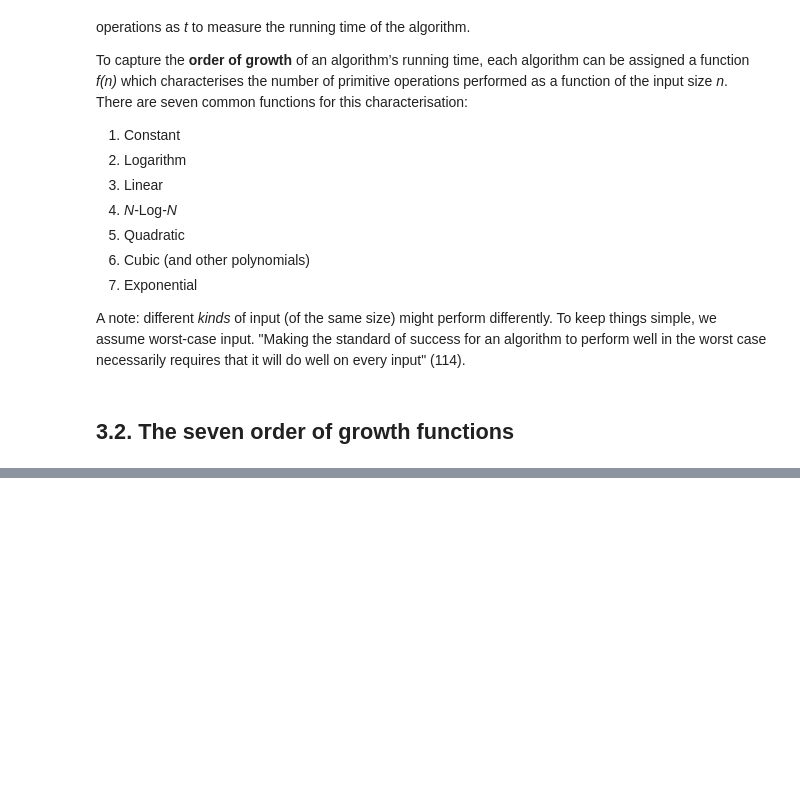
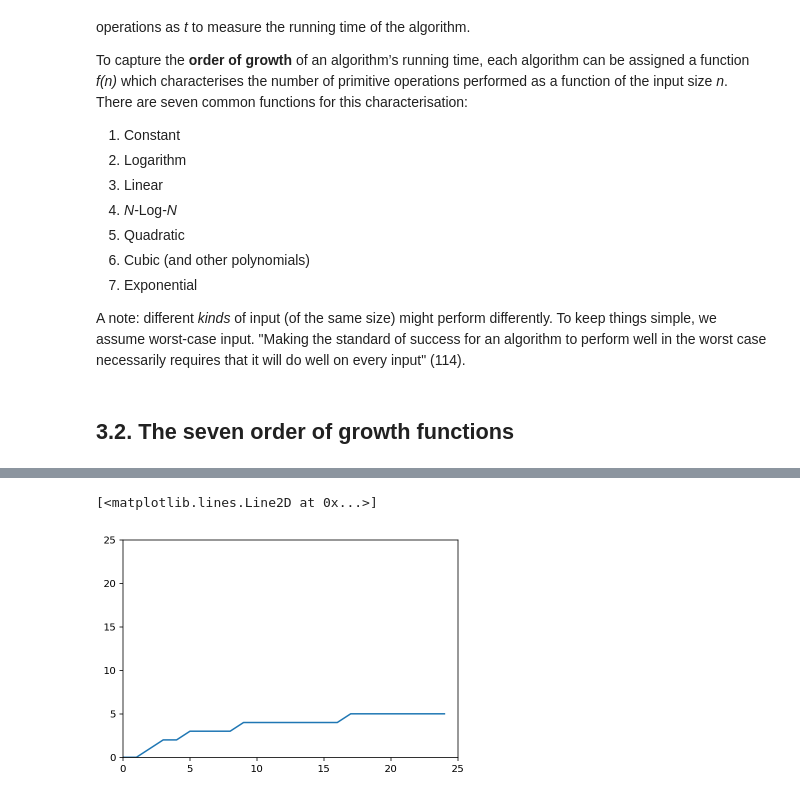
Before and after one commit to idmyn/data-structures-and-algorithms-in-python, a Jupyter notebook: notebooks/ch-03.ipynb, the cells around one changed output, grey strips where cells are left out. Saved outputs shown, nothing was run; the diff lists cells and outputs as text; code cells hidden in the pictures; blank space fills up the shorter version.

Commit message:
Add logarithm approximation func

```diff
--- a/notebooks/ch-03.ipynb
+++ b/notebooks/ch-03.ipynb
@@ -93,0 +119,20 @@ A note: different _kinds_ of input (of the same size) might perform differently.
+# %%
+def approx_log_ceiling(b, n):
+    """returns the smallest integer greater than or equal to log (base b) n"""
+    reduced = n
+    reductions = 0
+    while reduced > 1:
+        reduced = reduced / b
+        reductions += 1
+
+    return reductions
+
+input = range(25)
+
+output = [approx_log_ceiling(2, x) for x in input]
+
+plt.axis([0, 25, 0, 25])
+plt.plot(input, output)
+# %% [output]
+[<matplotlib.lines.Line2D at 0x...>]
+[figure, added]
```
Also changed, not shown: parts of 6 cells of this notebook.
